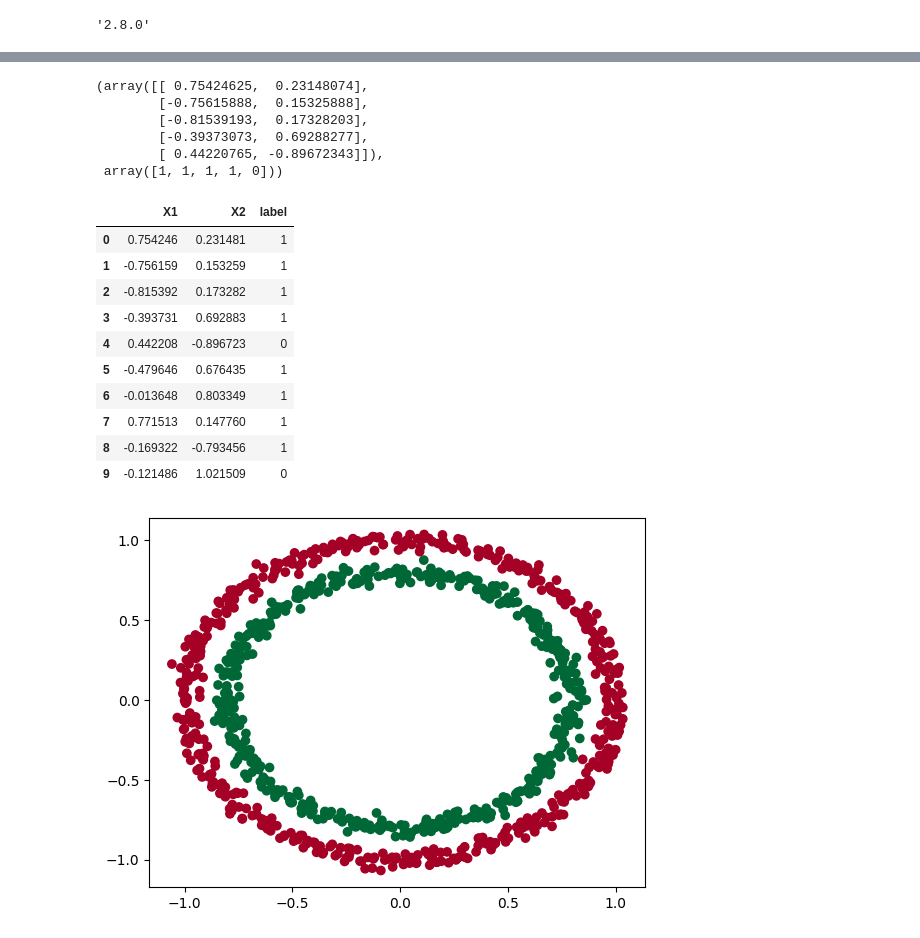
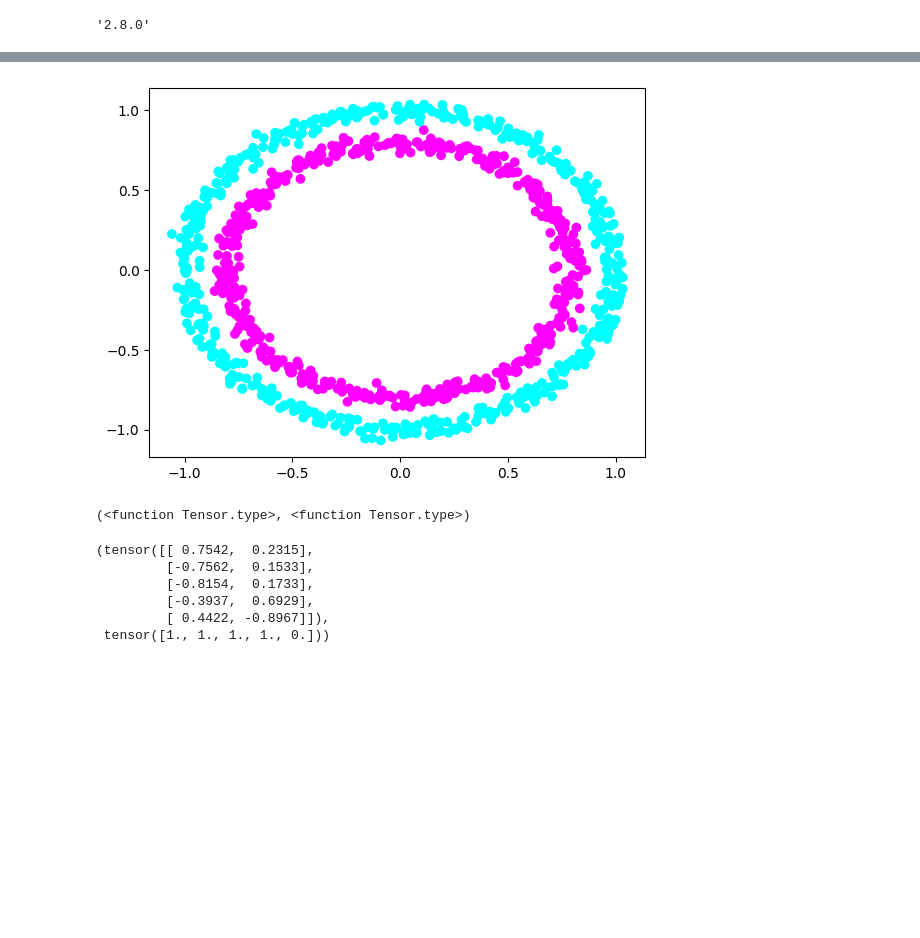
Before and after one commit to midnightoatmeal/neuralnetworks, a Jupyter notebook: classi_practice.ipynb, the cells around one changed output, grey strips where cells are left out. Saved outputs shown, nothing was run; the diff lists cells and outputs as text; code cells hidden in the pictures; blank space fills up the shorter version.

```diff
--- a/classi_practice.ipynb
+++ b/classi_practice.ipynb
@@ -6,14 +11,14 @@ torch.__version__
 # %% [output]
 '2.8.0'
 # %%
-# create a new make_circles dataset from sklearn
-
-n_smaples = 1000
+# create a new dataset
 
 from sklearn.datasets import make_circles
-X, y = make_circles(n_smaples,
+
+n_samples = 1000
+
+X, y = make_circles(n_samples,
                     noise=0.03,
                     random_state=42)
-
-len(X), len(y)
+X[:5], y[:5]
 # %% [output]
@@ -21,41 +85,29 @@ len(X), len(y)
+# %%
+# visualize the data using matplotlib
+
+import matplotlib.pyplot as plt
+
+plt.scatter(x=X[:, 0],
+            y=X[:, 1],
+            c=y,
+            cmap=plt.cm.cool);
+# %% [output]
+[figure, added]
+# %%
+# turn the data into tensors
+
+X = torch.from_numpy(X).type(torch.float)
+y = torch.from_numpy(y).type(torch.float)
+
+X.type, y.type
+# %% [output]
+(<function Tensor.type>, <function Tensor.type>)
 # %%
 X[:5], y[:5]
 # %% [output]
-(array([[ 0.75424625,  0.23148074],
-        [-0.75615888,  0.15325888],
-        [-0.81539193,  0.17328203],
-        [-0.39373073,  0.69288277],
-        [ 0.44220765, -0.89672343]]),
- array([1, 1, 1, 1, 0]))
+(tensor([[ 0.7542,  0.2315],
+         [-0.7562,  0.1533],
+         [-0.8154,  0.1733],
+         [-0.3937,  0.6929],
+         [ 0.4422, -0.8967]]),
+ tensor([1., 1., 1., 1., 0.]))
-# %%
-# create a dataframe using pandas
-
-import pandas as pd
-circles = pd.DataFrame({"X1": X[:, 0],
-                        "X2": X[:, 1],
-                        "label": y})
-circles.head(10
-             )
-# %% [output]
-|  | X1 | X2 | label |
-| 0 | 0.754246 | 0.231481 | 1 |
-| 1 | -0.756159 | 0.153259 | 1 |
-| 2 | -0.815392 | 0.173282 | 1 |
-| 3 | -0.393731 | 0.692883 | 1 |
-| 4 | 0.442208 | -0.896723 | 0 |
-| 5 | -0.479646 | 0.676435 | 1 |
-| 6 | -0.013648 | 0.803349 | 1 |
-| 7 | 0.771513 | 0.147760 | 1 |
-| 8 | -0.169322 | -0.793456 | 1 |
-| 9 | -0.121486 | 1.021509 | 0 |
-# %%
-# visualize the data
-
-import matplotlib.pyplot as plt
-
-plt.scatter(x=X[:, 0],
-            y=X[:, 1],
-            c=y,
-            cmap=plt.cm.RdYlGn);
-# %% [output]
-[figure, removed]
```
Also changed, not shown: parts of 12 cells of this notebook.
